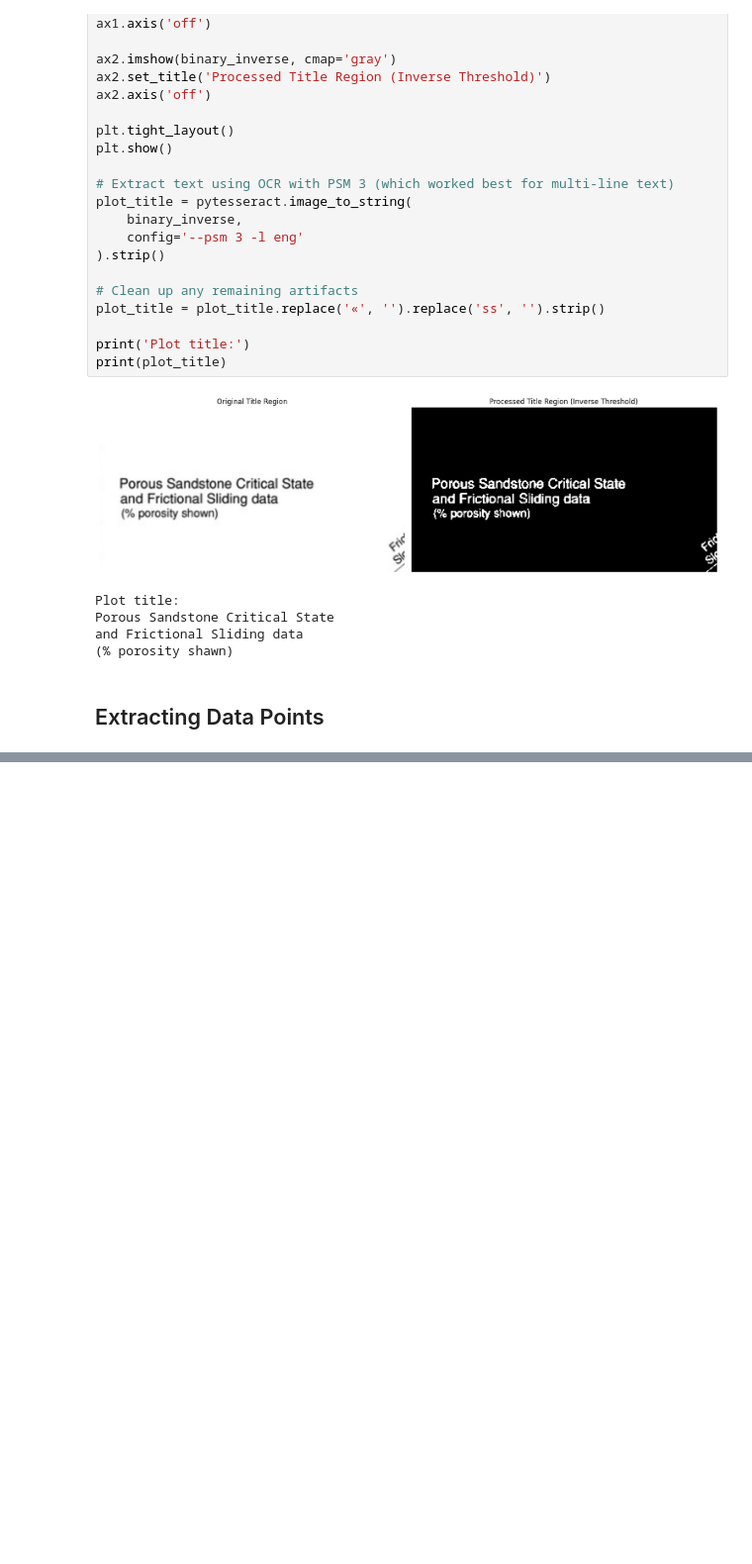
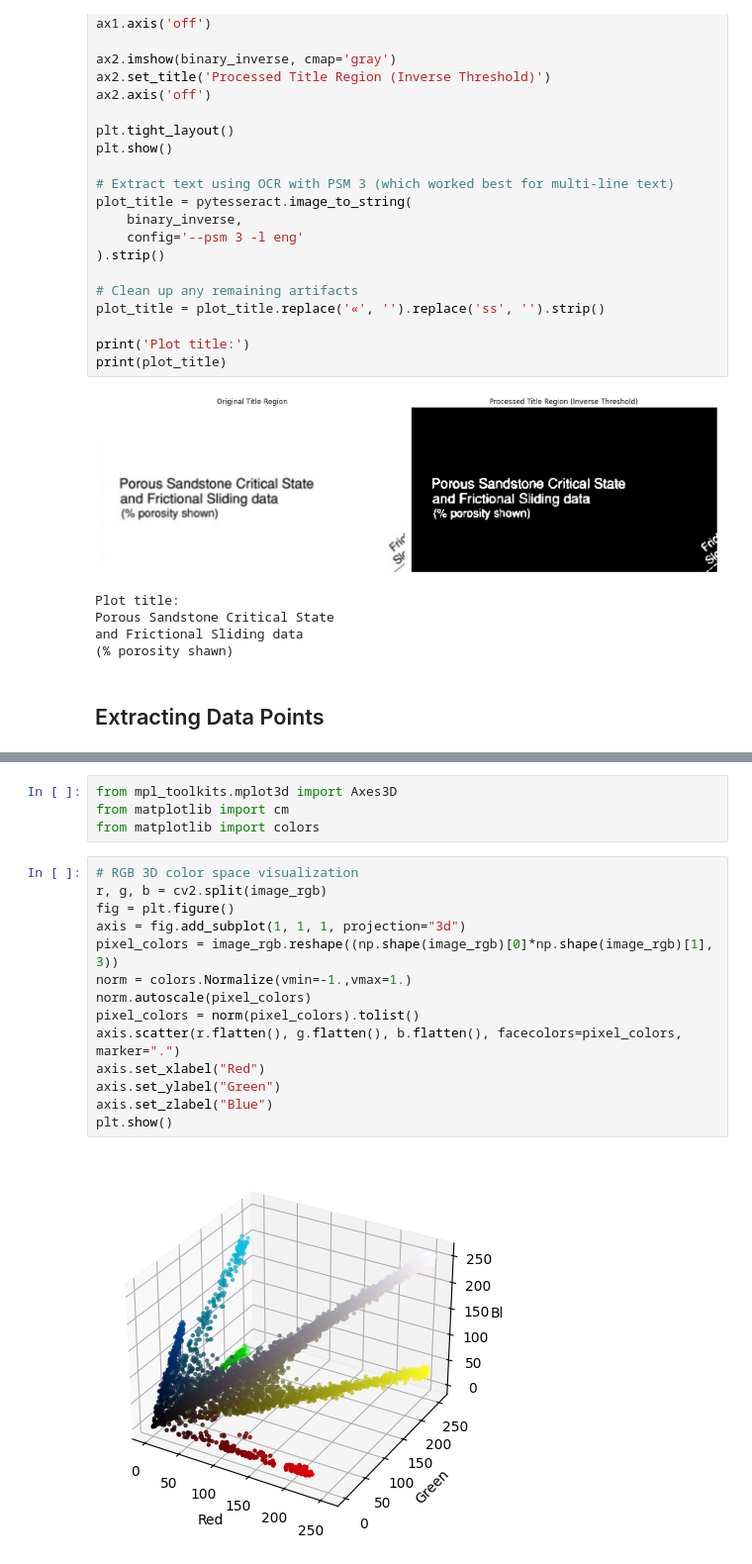
Before and after one commit to sa-diq/rock-strength, a Jupyter notebook: segmentation.ipynb, the cells around one changed output, grey strips where cells are left out. Shown at 99% size. Cells and saved outputs as stored; diff of their text form; blank space fills up the shorter version.

```diff
--- a/segmentation.ipynb
+++ b/segmentation.ipynb
@@ -690,0 +420,20 @@ Cluster 8: 6 pixels in mask
+# %%
+from mpl_toolkits.mplot3d import Axes3D
+from matplotlib import cm
+from matplotlib import colors
+# %%
+# RGB 3D color space visualization
+r, g, b = cv2.split(image_rgb)
+fig = plt.figure()
+axis = fig.add_subplot(1, 1, 1, projection="3d")
+pixel_colors = image_rgb.reshape((np.shape(image_rgb)[0]*np.shape(image_rgb)[1], 3))
+norm = colors.Normalize(vmin=-1.,vmax=1.)
+norm.autoscale(pixel_colors)
+pixel_colors = norm(pixel_colors).tolist()
+axis.scatter(r.flatten(), g.flatten(), b.flatten(), facecolors=pixel_colors, marker=".")
+axis.set_xlabel("Red")
+axis.set_ylabel("Green")
+axis.set_zlabel("Blue")
+plt.show()
+# %% [output]
+[figure, added]
```
Also changed, not shown: parts of 13 cells of this notebook, 9 other files.
